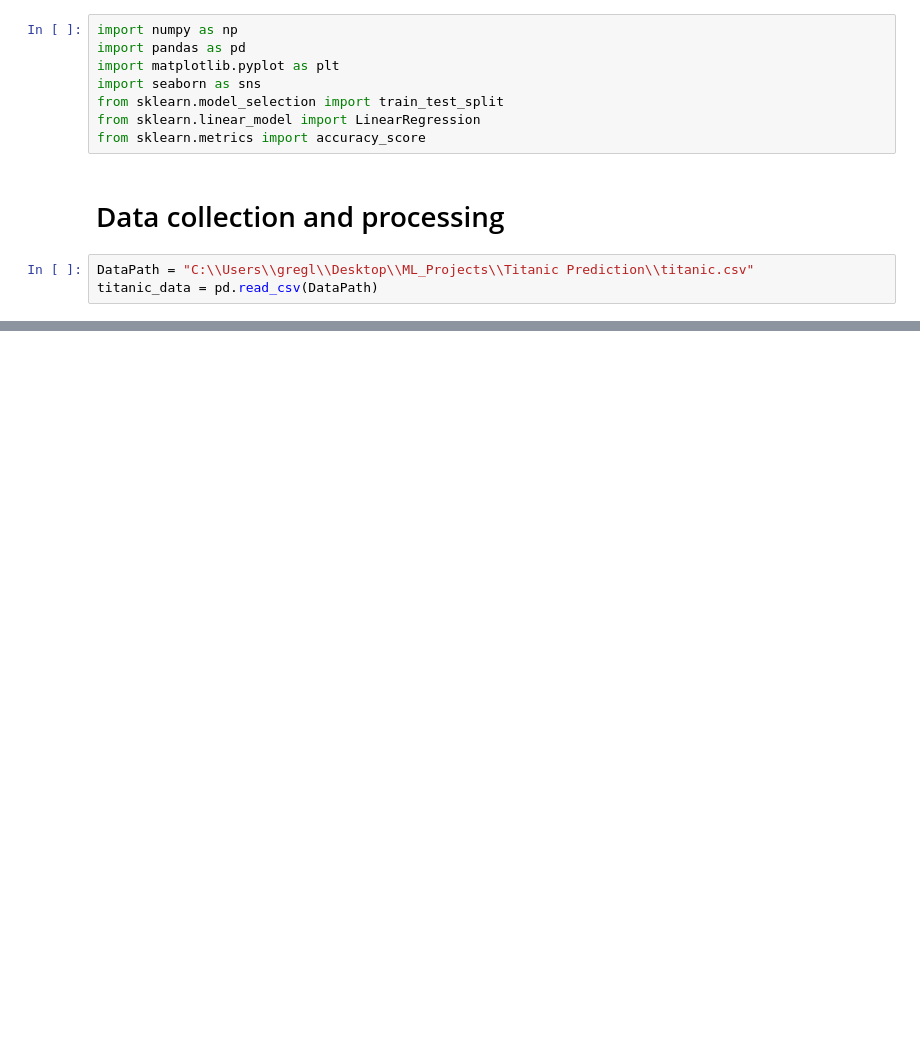
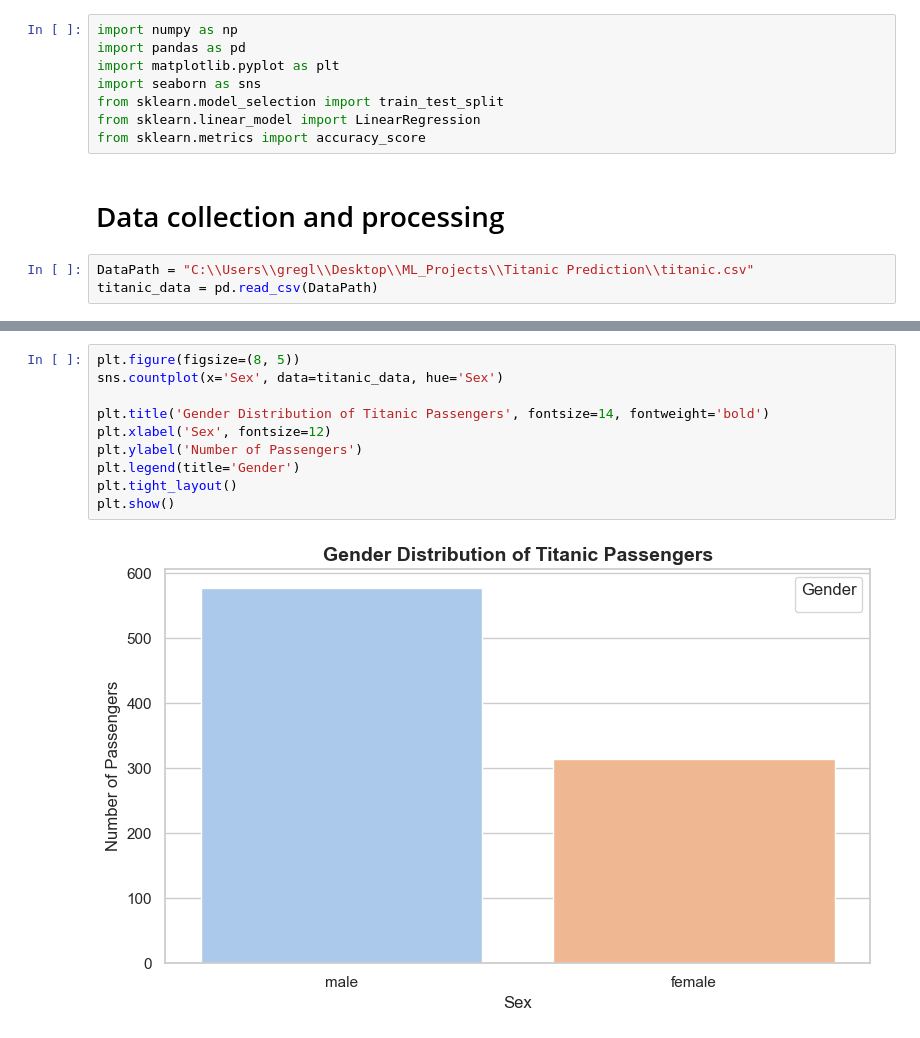
Before and after one commit to gregloos/Titanic-Survival-Prediction, a Jupyter notebook: main.ipynb, the cells around one changed output, grey strips where cells are left out. Drawn from its saved outputs; the diff is of its cells as text; blank space fills up the shorter version.

```diff
--- a/main.ipynb
+++ b/main.ipynb
@@ -13,0 +141,12 @@ titanic_data = pd.read_csv(DataPath)
+# %%
+plt.figure(figsize=(8, 5))
+sns.countplot(x='Sex', data=titanic_data, hue='Sex')
+
+plt.title('Gender Distribution of Titanic Passengers', fontsize=14, fontweight='bold')
+plt.xlabel('Sex', fontsize=12)
+plt.ylabel('Number of Passengers')
+plt.legend(title='Gender')
+plt.tight_layout()
+plt.show()
+# %% [output]
+[figure, added]
```
Also changed, not shown: parts of 23 cells of this notebook.
